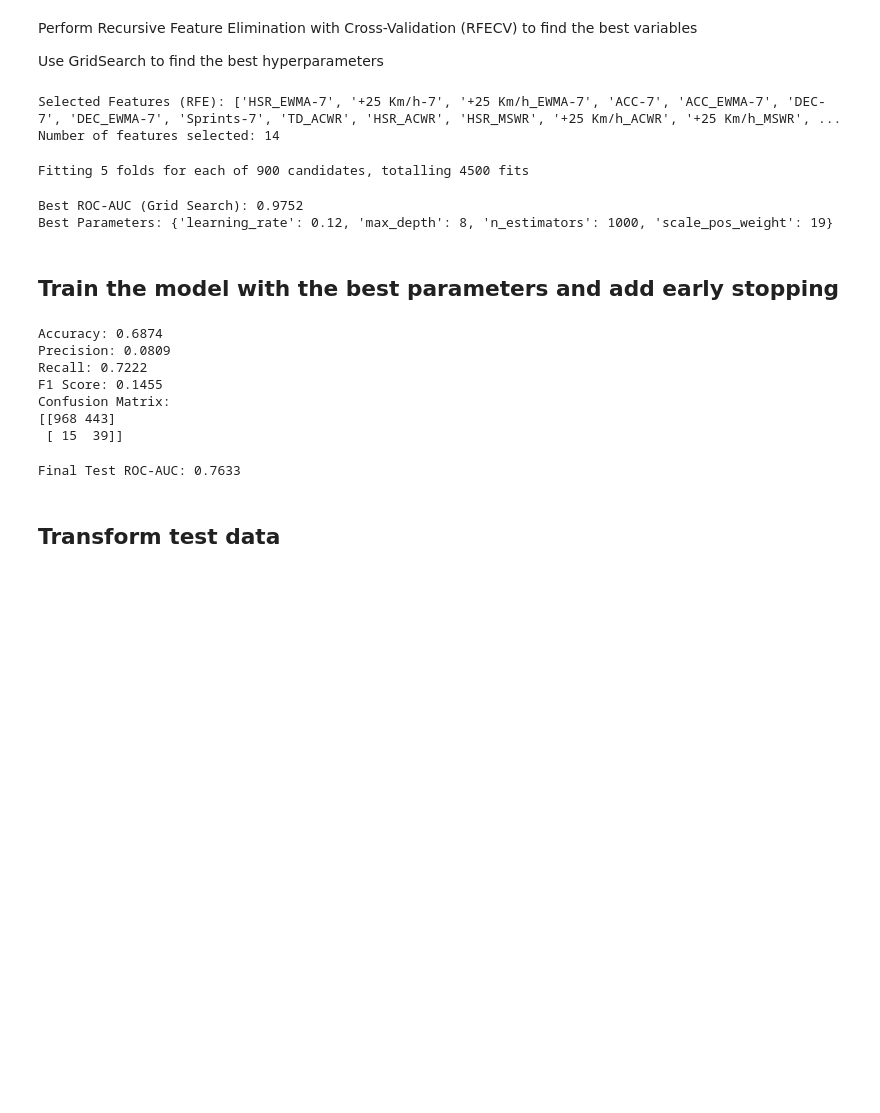
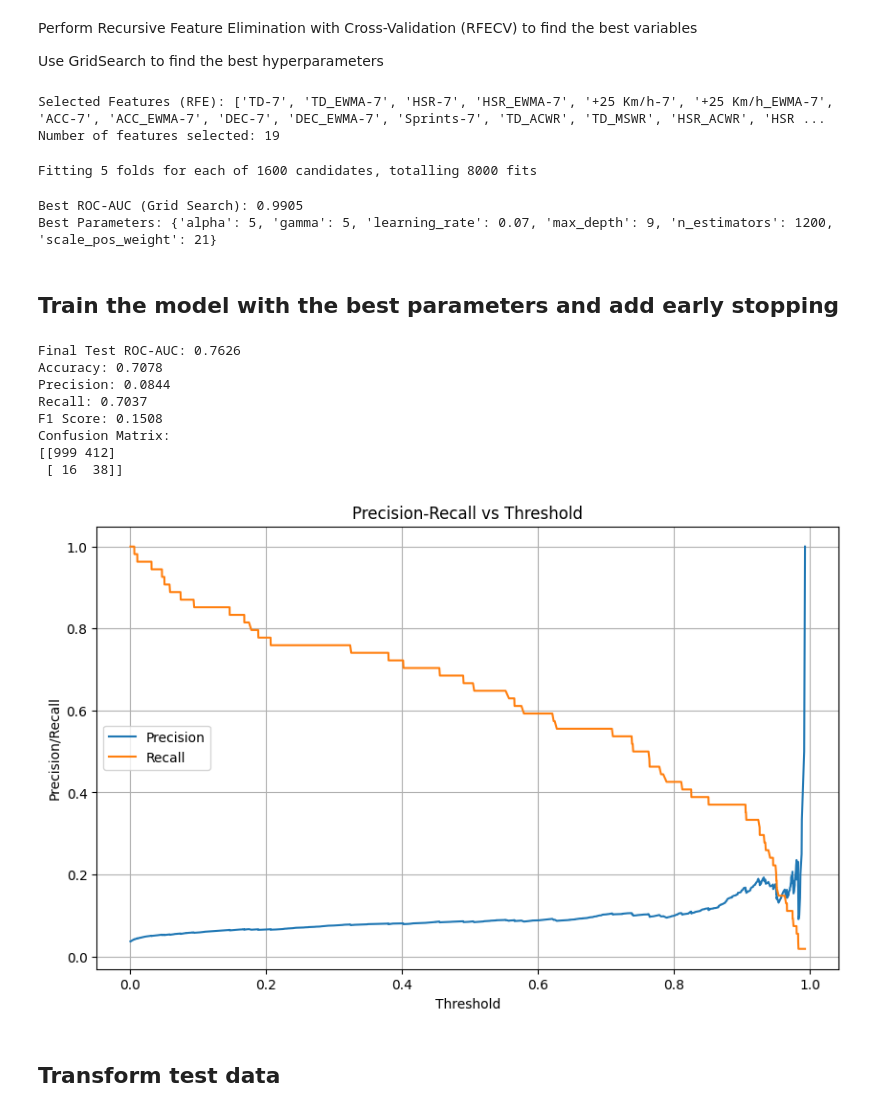
Before and after one commit to Tommy-Las/WatfordFC, a Jupyter notebook: ML_Model.ipynb, the cells around one changed output. Drawn from its saved outputs; the diff is of its cells as text; code cells hidden in the pictures; blank space fills up the shorter version.

Commit message:
added custom threshold

```diff
--- a/ML_Model.ipynb
+++ b/ML_Model.ipynb
@@ -200,7 +202,7 @@ rfe_model = XGBClassifier(**base_params)
 # Perform RFE for feature selection
 rfe = RFE(
     estimator=rfe_model,
-    n_features_to_select=14,  # Select exactly X features
+    n_features_to_select=19,  # Select exactly X features
     step=1  # Remove one feature at a time
 )
 
@@ -215,24 +217,24 @@ X_test_selected = X_test[selected_features]
 print(f"Selected Features (RFE): {selected_features.tolist()}")
 print(f"Number of features selected: {len(selected_features)}")
 # %% [output]
-Selected Features (RFE): ['HSR_EWMA-7', '+25 Km/h-7', '+25 Km/h_EWMA-7', 'ACC-7', 'ACC_EWMA-7', 'DEC-7', 'DEC_EWMA-7', 'Sprints-7', 'TD_ACWR', 'HSR_ACWR', 'HSR_MSWR', '+25 Km/h_ACWR', '+25 Km/h_MSWR', ...
-Number of features selected: 14
+Selected Features (RFE): ['TD-7', 'TD_EWMA-7', 'HSR-7', 'HSR_EWMA-7', '+25 Km/h-7', '+25 Km/h_EWMA-7', 'ACC-7', 'ACC_EWMA-7', 'DEC-7', 'DEC_EWMA-7', 'Sprints-7', 'TD_ACWR', 'TD_MSWR', 'HSR_ACWR', 'HSR ...
+Number of features selected: 19
 # %%
 base_params_xgboost = {
     'objective': 'binary:logistic',
     'colsample_bytree': 0.9,
     'eval_metric': 'auc',
-    'alpha': 5,  # L1 regularization
-    'gamma': 5,  # Minimum loss reduction
     'subsample': 0.8,
 }
 
 # Parameter grid for GridSearchCV
 param_grid = {
-    'learning_rate': [0.09, 0.1, 0.12, 0.14, 0.16, 0.18],  # Explore smaller learning rates
-    'max_depth': [5,6,7,8,9],             # Test broader depth values
-    'n_estimators': [600, 700, 800, 900, 1000],     # Include larger estimators
-    'scale_pos_weight': [9, 11, 13, 15,17,19]      # Class imbalance adjustment
+    'learning_rate': [0.07,0.09, 0.11, 0.13, 0.15],  # Explore smaller learning rates
+    'max_depth': [5,7,9,11],             # Test broader depth values
+    'n_estimators': [600, 800, 1000, 1200],     # Include larger estimators
+    'scale_pos_weight': [9, 13, 15, 19, 21],    # Class imbalance adjustment
+    'alpha': [5,10],  # L1 regularization
+    'gamma': [5,10],  # Minimum loss reduction
 }
 
 model = XGBClassifier(**base_params_xgboost)
@@ -262,9 +264,9 @@ best_roc_auc = grid_search.best_score_
 print(f"Best ROC-AUC (Grid Search): {best_roc_auc:.4f}")
 print(f"Best Parameters: {best_params}")
 # %% [output]
-Fitting 5 folds for each of 900 candidates, totalling 4500 fits
+Fitting 5 folds for each of 1600 candidates, totalling 8000 fits
-Best ROC-AUC (Grid Search): 0.9752
-Best Parameters: {'learning_rate': 0.12, 'max_depth': 8, 'n_estimators': 1000, 'scale_pos_weight': 19}
+Best ROC-AUC (Grid Search): 0.9905
+Best Parameters: {'alpha': 5, 'gamma': 5, 'learning_rate': 0.07, 'max_depth': 9, 'n_estimators': 1200, 'scale_pos_weight': 21}
 # %% [markdown]
 ## Train the model with the best parameters and add early stopping
 # %%
@@ -277,58 +279,62 @@ final_model = XGBClassifier(
 # Train
 final_model.fit(X_train_selected,
                 y_train,
                 verbose=True
 )
 
 # Predict class labels (0 or 1) on the test set
-y_pred = final_model.predict(X_test_selected)
+y_pred_probs = final_model.predict_proba(X_test_selected)[:, 1]
+# Apply custom threshold
+threshold = 0.45
+y_pred = (y_pred_probs >= threshold).astype(int)
+test_roc_auc = roc_auc_score(y_test, y_pred_probs)
+print(f"Final Test ROC-AUC: {test_roc_auc:.4f}")
 
 # Accuracy
 accuracy = accuracy_score(y_test, y_pred)
 print(f"Accuracy: {accuracy:.4f}")
 
 # Precision
 precision = precision_score(y_test, y_pred)
 print(f"Precision: {precision:.4f}")
 
 # Recall
 recall = recall_score(y_test, y_pred)
 print(f"Recall: {recall:.4f}")
 
 # F1 Score
 f1 = f1_score(y_test, y_pred)
 print(f"F1 Score: {f1:.4f}")
 
 # Confusion Matrix
 conf_matrix = confusion_matrix(y_test, y_pred)
 print("Confusion Matrix:")
 print(conf_matrix)
+
+# Precision-recall curve
+precisions, recalls, thresholds = precision_recall_curve(y_test, y_pred_probs)
+
+# Plot precision vs recall for different thresholds
+
+plt.figure(figsize=(10, 6))
+plt.plot(thresholds, precisions[:-1], label="Precision")
+plt.plot(thresholds, recalls[:-1], label="Recall")
+plt.xlabel("Threshold")
+plt.ylabel("Precision/Recall")
+plt.title("Precision-Recall vs Threshold")
+plt.legend()
+plt.grid()
+plt.show()
 # %% [output]
-Accuracy: 0.6874
-Precision: 0.0809
-Recall: 0.7222
-F1 Score: 0.1455
+Final Test ROC-AUC: 0.7626
+Accuracy: 0.7078
+Precision: 0.0844
+Recall: 0.7037
+F1 Score: 0.1508
 Confusion Matrix:
-[[968 443]
- [ 15  39]]
+[[999 412]
+ [ 16  38]]
+[figure, added]
-# %%
-final_model = XGBClassifier(
-    **base_params_xgboost,
-    **best_params,
-)
-
-# Train with early stopping
-final_model.fit(X_train_selected,
-                y_train,
-                verbose=True
-)
-
-# Evaluate final model
-y_pred_probs = final_model.predict_proba(X_test_selected)[:, 1]
-test_roc_auc = roc_auc_score(y_test, y_pred_probs)
-print(f"Final Test ROC-AUC: {test_roc_auc:.4f}")
-# %% [output]
-Final Test ROC-AUC: 0.7633
 # %% [markdown]
 ## Transform test data
 # %%
```
Also changed, not shown: parts of 2 cells of this notebook.
